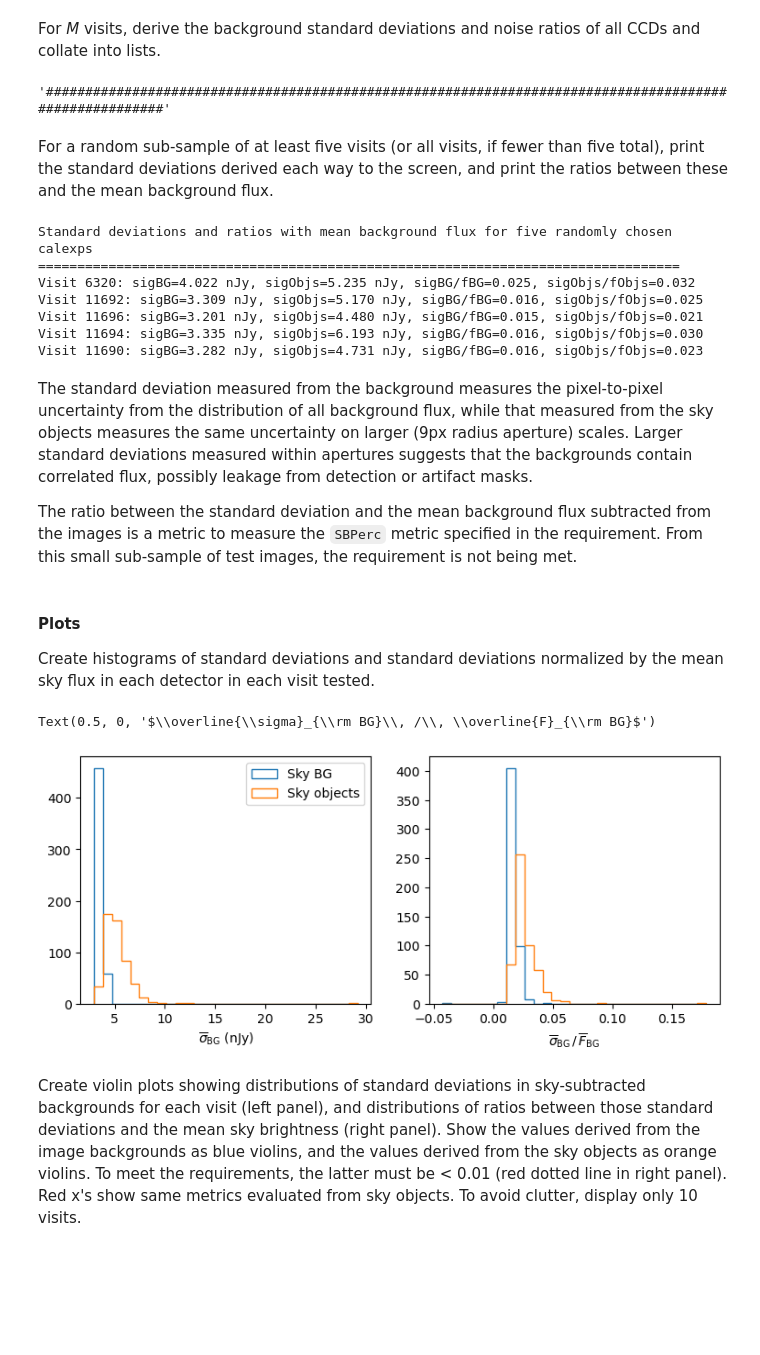
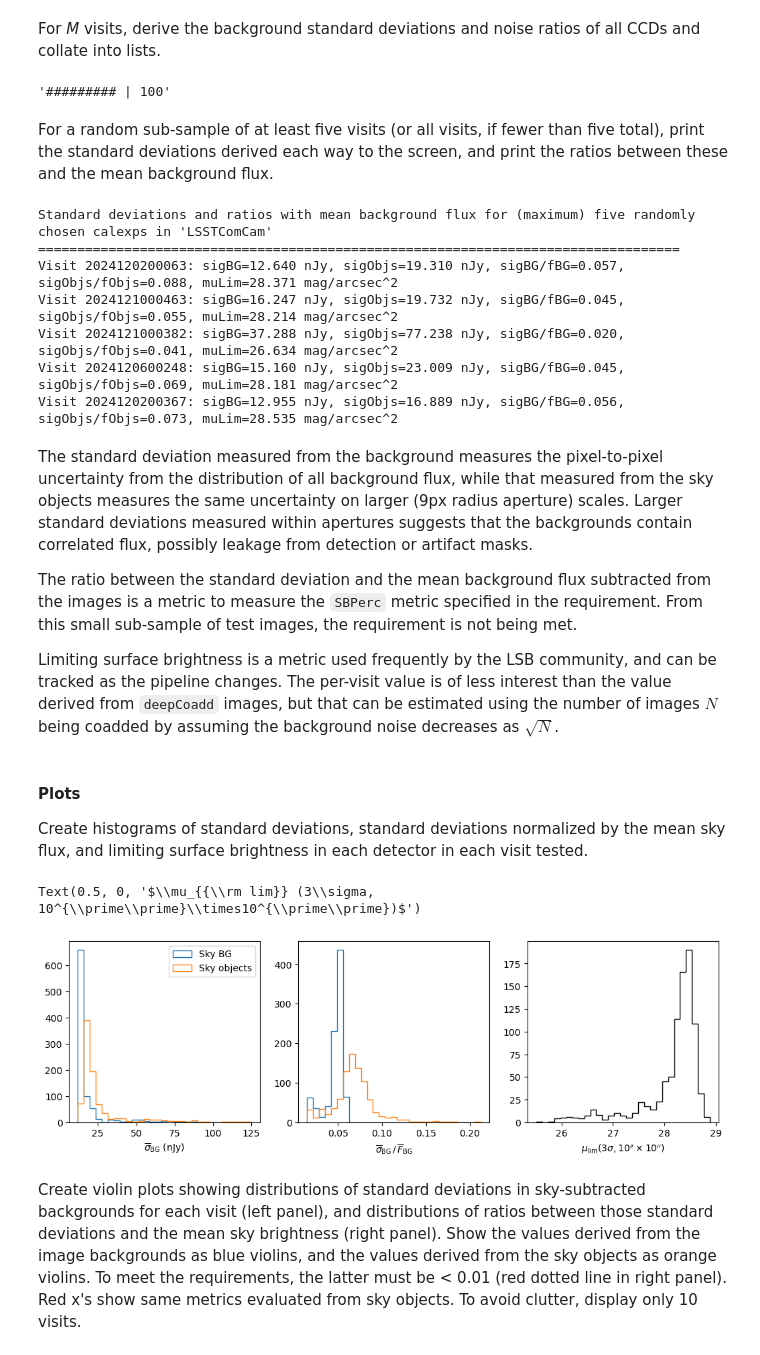
Before and after one commit to zhouconghao/sciunit_lsb, a Jupyter notebook: notebooks/test_LVV-T1074.ipynb, the cells around one changed output. Drawn from its saved outputs; the diff is of its cells as text; code cells hidden in the pictures; blank space fills up the shorter version.

Commit message:
Add limiting surface brightness metric

```diff
--- a/notebooks/test_LVV-T1074.ipynb
+++ b/notebooks/test_LVV-T1074.ipynb
@@ -215,7 +253,7 @@ badMaskPlanes = ["SAT", "BAD", "EDGE", "DETECTED", "DETECTED_NEGATIVE", "NO_DATA
 # %% [markdown]
 For *M* visits, derive the background standard deviations and noise ratios of all CCDs and collate into lists.
 # %%
-# Setting up a basic progress bar
+# Set up a basic progress bar
 pound = "#"
 bounds = " "*(len(detectors)) + "| %d" % (1)
 
@@ -223,10 +261,13 @@ bounds = " "*(len(detectors)) + "| %d" % (1)
 noiseDict = {}
 # Processing time here is long!
 for i,vis in enumerate(visits):
-    noiseDict[vis] = {"sigSkyObj": [],
-                      "sigSkyBg": [],
-                      "noiseFracObj": [],
-                      "noiseFracBg": []}
+    noiseDict[vis] = {
+        "sigSkyObj": [],
+        "sigSkyBg": [],
+        "noiseFracObj": [],
+        "noiseFracBg": [],
+        "muLim": [],
+        }
     # Reset progress bar per visit, label by iteration #
     if vis != visits[0]:
         pound = "#"
@@ -253,17 +294,24 @@ for i,vis in enumerate(visits):
             noiseDict[vis]["sigSkyObj"].append(np.nan)
             noiseDict[vis]["noiseFracObj"].append(np.nan)
 
+        # Limiting surface brightness
+        try:
+            muLim = deriveLimitingSb(dataId, collection)
+            noiseDict[vis]["muLim"].append(muLim)
+        except:
+            noiseDict[vis]["muLim"].append(np.nan)
+
         # Progress bar code
         clear_output(wait=True)
         display(pound+bounds)
         pound += "#"
         bounds = bounds[1:]
 # %% [output]
-'#######################################################################################################'
+'######### | 100'
 # %% [markdown]
 For a random sub-sample of at least five visits (or all visits, if fewer than five total), print the standard deviations derived each way to the screen, and print the ratios between these and the mean background flux.
 # %%
-print("Standard deviations and ratios with mean background flux for five randomly chosen calexps")
+print("Standard deviations and ratios with mean background flux for (maximum) five randomly chosen calexps in %a" % (instrument))
 print("==================================================================================")
 rng = np.random.default_rng(12345)  # Arbitrary seed
 if len(visits) < 5:
@@ -273,47 +321,60 @@ else:
 keys = np.array(list(noiseDict.keys()))[idx]
 for key in keys:
     idy = rng.choice(np.arange(9))  # Random detector ID
-    print("Visit %d: sigBG=%.3f nJy, sigObjs=%.3f nJy, sigBG/fBG=%.3f, sigObjs/fObjs=%.3f"
-          % (key, np.nanmean(noiseDict[key]["sigSkyBg"][idy]), noiseDict[key]["sigSkyObj"][idy],
-            np.nanmean(noiseDict[key]["noiseFracBg"][idy]), noiseDict[key]["noiseFracObj"][idy]))
+    print("Visit %d: sigBG=%.3f nJy, sigObjs=%.3f nJy, sigBG/fBG=%.3f, sigObjs/fObjs=%.3f, muLim=%.3f mag/arcsec^2"
+          % (
+              key, np.nanmean(noiseDict[key]["sigSkyBg"][idy]),
+              noiseDict[key]["sigSkyObj"][idy],
+              np.nanmean(noiseDict[key]["noiseFracBg"][idy]),
+              noiseDict[key]["noiseFracObj"][idy],
+              np.nanmean(noiseDict[key]["muLim"][idy]),
+            )
+         )
 # %% [output]
-Standard deviations and ratios with mean background flux for five randomly chosen calexps
+Standard deviations and ratios with mean background flux for (maximum) five randomly chosen calexps in 'LSSTComCam'
 ==================================================================================
-Visit 6320: sigBG=4.022 nJy, sigObjs=5.235 nJy, sigBG/fBG=0.025, sigObjs/fObjs=0.032
-Visit 11692: sigBG=3.309 nJy, sigObjs=5.170 nJy, sigBG/fBG=0.016, sigObjs/fObjs=0.025
-Visit 11696: sigBG=3.201 nJy, sigObjs=4.480 nJy, sigBG/fBG=0.015, sigObjs/fObjs=0.021
-Visit 11694: sigBG=3.335 nJy, sigObjs=6.193 nJy, sigBG/fBG=0.016, sigObjs/fObjs=0.030
-Visit 11690: sigBG=3.282 nJy, sigObjs=4.731 nJy, sigBG/fBG=0.016, sigObjs/fObjs=0.023
+Visit 2024120200063: sigBG=12.640 nJy, sigObjs=19.310 nJy, sigBG/fBG=0.057, sigObjs/fObjs=0.088, muLim=28.371 mag/arcsec^2
+Visit 2024121000463: sigBG=16.247 nJy, sigObjs=19.732 nJy, sigBG/fBG=0.045, sigObjs/fObjs=0.055, muLim=28.214 mag/arcsec^2
+Visit 2024121000382: sigBG=37.288 nJy, sigObjs=77.238 nJy, sigBG/fBG=0.020, sigObjs/fObjs=0.041, muLim=26.634 mag/arcsec^2
+Visit 2024120600248: sigBG=15.160 nJy, sigObjs=23.009 nJy, sigBG/fBG=0.045, sigObjs/fObjs=0.069, muLim=28.181 mag/arcsec^2
+Visit 2024120200367: sigBG=12.955 nJy, sigObjs=16.889 nJy, sigBG/fBG=0.056, sigObjs/fObjs=0.073, muLim=28.535 mag/arcsec^2
 # %% [markdown]
 The standard deviation measured from the background measures the pixel-to-pixel uncertainty from the distribution of all background flux, while that measured from the sky objects measures the same uncertainty on larger (9px radius aperture) scales.  Larger standard deviations measured within apertures suggests that the backgrounds contain correlated flux, possibly leakage from detection or artifact masks.
 
 The ratio between the standard deviation and the mean background flux subtracted from the images is a metric to measure the `SBPerc` metric specified in the requirement.  From this small sub-sample of test images, the requirement is not being met.
+
+Limiting surface brightness is a metric used frequently by the LSB community, and can be tracked as the pipeline changes.  The per-visit value is of less interest than the value derived from `deepCoadd` images, but that can be estimated using the number of images $N$ being coadded by assuming the background noise decreases as $\sqrt{N}$.
 # %% [markdown]
 #### Plots
 
-Create histograms of standard deviations and standard deviations normalized by the mean sky flux in each detector in each visit tested.
+Create histograms of standard deviations, standard deviations normalized by the mean sky flux, and limiting surface brightness in each detector in each visit tested.
 # %%
 # Retrieve stored dictionary values as Numpy arrays
 sigSkyBgs = np.array([noiseDict[visits[i]]["sigSkyBg"] for i in range(len(visits))]).flatten()
 sigSkyObjs = np.array([noiseDict[key]["sigSkyObj"] for key in visits]).flatten()
 noiseFracBgs = np.array([noiseDict[visits[i]]["noiseFracBg"] for i in range(len(visits))]).flatten()
 noiseFracObjs = np.array([noiseDict[key]["noiseFracObj"] for key in visits]).flatten()
+muLims = np.array([noiseDict[key]["muLim"] for key in visits]).flatten()
 # %%
-fig, ax = plt.subplots(1, 2, figsize=(9, 3.5))
+fig, ax = plt.subplots(1, 3, figsize=(12.5, 3.5))
 # Standard deviation
 N = 30  # Number of histogram bins
 ax[0].hist(sigSkyBgs, np.linspace(np.nanmin(sigSkyBgs), np.nanmax(sigSkyObjs), N), histtype="step", label="Sky BG")
 ax[0].hist(sigSkyObjs, np.linspace(np.nanmin(sigSkyBgs), np.nanmax(sigSkyObjs), N), histtype="step", label="Sky objects")
 ax[0].legend()
 ax[0].set_xlabel(r"$\overline{\sigma}_{\rm BG}$ (nJy)")
 
 # Standard deviation / mean background flux
 ax[1].hist(noiseFracBgs, np.linspace(np.nanmin(noiseFracBgs), np.nanmax(noiseFracObjs), N), histtype="step", label="Sky BG")
 ax[1].hist(noiseFracObjs, np.linspace(np.nanmin(noiseFracBgs), np.nanmax(noiseFracObjs), N), histtype="step", label="Sky objects")
 ax[1].set_xlabel(r"$\overline{\sigma}_{\rm BG}\, /\, \overline{F}_{\rm BG}$")
+
+# Limiting surface brightness
+ax[2].hist(muLims, np.linspace(np.nanmin(muLims), np.nanmax(muLims), N), histtype="step", color="k")
+ax[2].set_xlabel(r"$\mu_{{\rm lim}} (3\sigma, 10^{\prime\prime}\times10^{\prime\prime})$")
 # %% [output]
-Text(0.5, 0, '$\\overline{\\sigma}_{\\rm BG}\\, /\\, \\overline{F}_{\\rm BG}$')
+Text(0.5, 0, '$\\mu_{{\\rm lim}} (3\\sigma, 10^{\\prime\\prime}\\times10^{\\prime\\prime})$')
-[figure, old version]
+[figure, new version]
 # %% [markdown]
 Create violin plots showing distributions of standard deviations in sky-subtracted backgrounds for each visit (left panel), and distributions of ratios between those standard deviations and the mean sky brightness (right panel).  Show the values derived from the image backgrounds as blue violins, and the values derived from the sky objects as orange violins.  To meet the requirements, the latter must be < 0.01 (red dotted line in right panel).  Red x's show same metrics  evaluated from sky objects.  To avoid clutter, display only 10 visits.
 # %%
```
Also changed, not shown: parts of 6 cells of this notebook.
